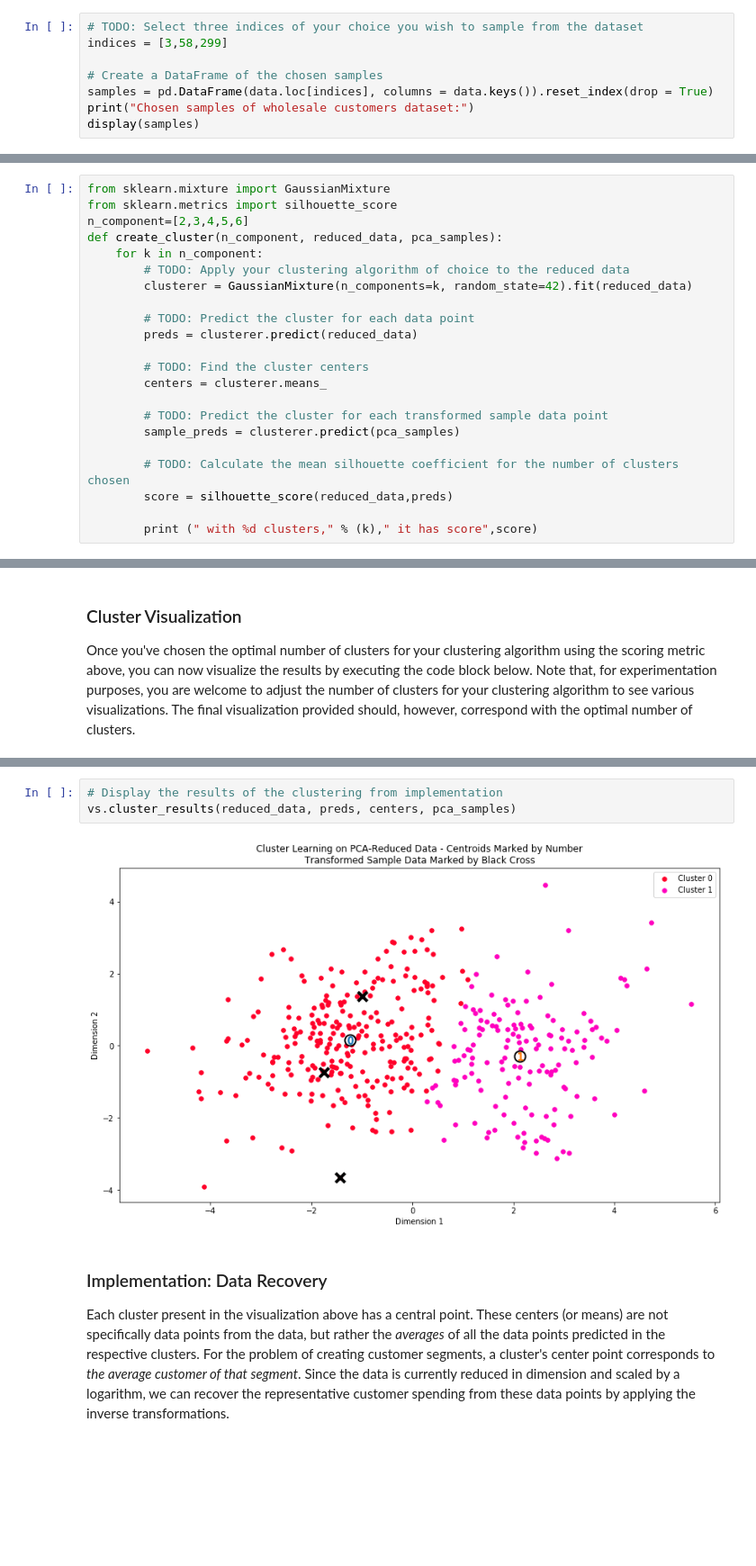
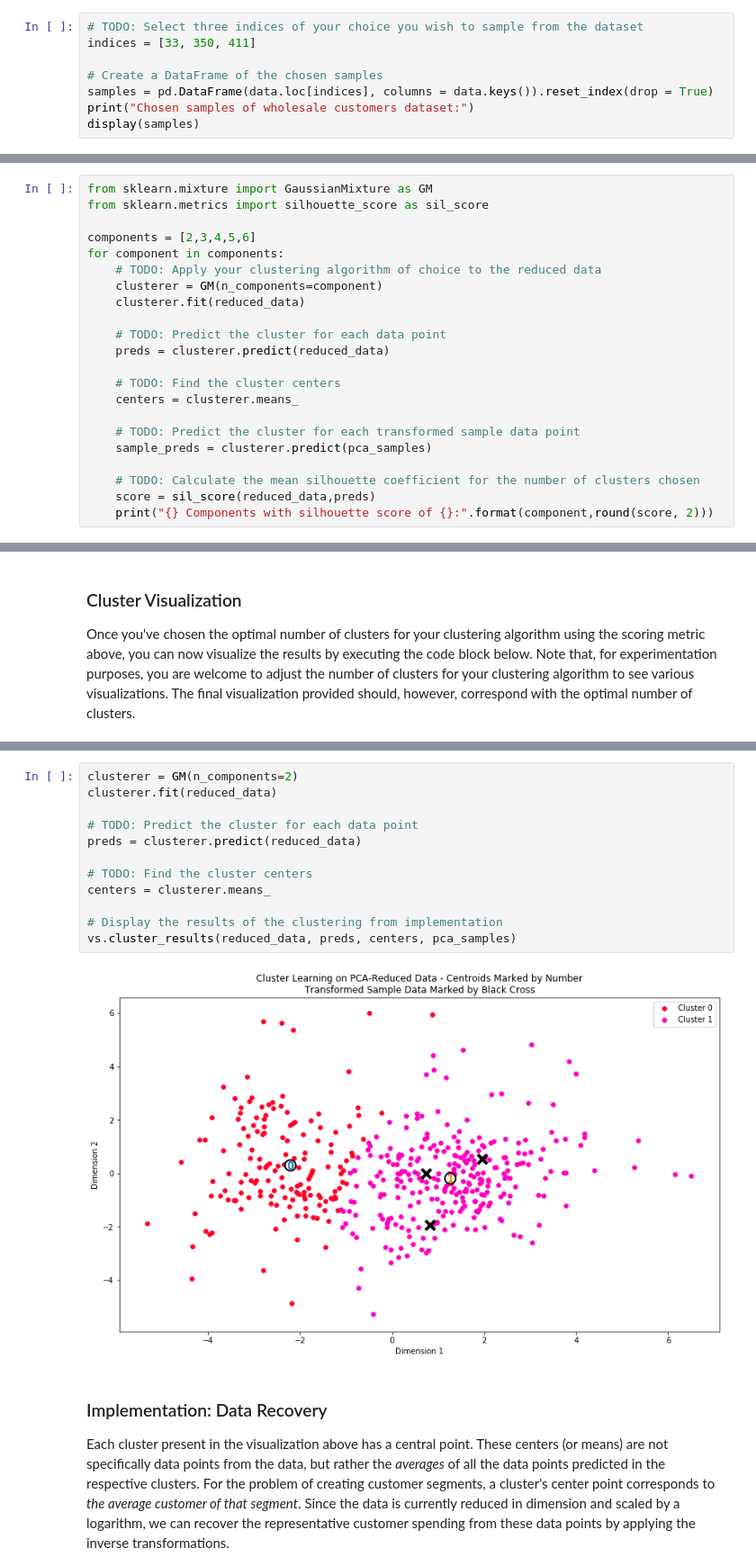
Before and after one commit to wang-zhe/Udacity-Review-Statistics, a Jupyter notebook: customer_segments.ipynb, the cells around one changed output, grey strips where cells are left out. Shown: that part at 90% size. Saved outputs shown, nothing was run; the diff lists cells and outputs as text; blank space fills up the shorter version.

```diff
--- a/customer_segments.ipynb
+++ b/customer_segments.ipynb
@@ -60,7 +64,7 @@ display(data.describe())
 To get a better understanding of the customers and how their data will transform through the analysis, it would be best to select a few sample data points and explore them in more detail. In the code block below, add **three** indices of your choice to the `indices` list which will represent the customers to track. It is suggested to try different sets of samples until you obtain customers that vary significantly from one another.
 # %%
 # TODO: Select three indices of your choice you wish to sample from the dataset
-indices = [3,58,299]
+indices = [33, 350, 411]
 
 # Create a DataFrame of the chosen samples
 samples = pd.DataFrame(data.loc[indices], columns = data.keys()).reset_index(drop = True)
@@ -488,24 +479,24 @@ In the code block below, you will need to implement the following:
  - Import `sklearn.metrics.silhouette_score` and calculate the silhouette score of `reduced_data` against `preds`.
    - Assign the silhouette score to `score` and print the result.
 # %%
-from sklearn.mixture import GaussianMixture
-from sklearn.metrics import silhouette_score
-n_component=[2,3,4,5,6]
-def create_cluster(n_component, reduced_data, pca_samples):
-    for k in n_component:
-        # TODO: Apply your clustering algorithm of choice to the reduced data
-        clusterer = GaussianMixture(n_components=k, random_state=42).fit(reduced_data)
+from sklearn.mixture import GaussianMixture as GM
+from sklearn.metrics import silhouette_score as sil_score
 
-        # TODO: Predict the cluster for each data point
-        preds = clusterer.predict(reduced_data)
+components = [2,3,4,5,6]
+for component in components:
+    # TODO: Apply your clustering algorithm of choice to the reduced data
+    clusterer = GM(n_components=component)
+    clusterer.fit(reduced_data)
 
-        # TODO: Find the cluster centers
-        centers = clusterer.means_
+    # TODO: Predict the cluster for each data point
+    preds = clusterer.predict(reduced_data)
 
-        # TODO: Predict the cluster for each transformed sample data point
-        sample_preds = clusterer.predict(pca_samples)
+    # TODO: Find the cluster centers
+    centers = clusterer.means_
 
-        # TODO: Calculate the mean silhouette coefficient for the number of clusters chosen
-        score = silhouette_score(reduced_data,preds)
+    # TODO: Predict the cluster for each transformed sample data point
+    sample_preds = clusterer.predict(pca_samples)
 
-        print (" with %d clusters," % (k)," it has score",score)
+    # TODO: Calculate the mean silhouette coefficient for the number of clusters chosen
+    score = sil_score(reduced_data,preds)
+    print("{} Components with silhouette score of {}:".format(component,round(score, 2)))
@@ -542,8 +521,17 @@ sample_preds = clusterer.predict(pca_samples)
 # %%
+clusterer = GM(n_components=2)
+clusterer.fit(reduced_data)
+
+# TODO: Predict the cluster for each data point
+preds = clusterer.predict(reduced_data)
+
+# TODO: Find the cluster centers
+centers = clusterer.means_
+
 # Display the results of the clustering from implementation
 vs.cluster_results(reduced_data, preds, centers, pca_samples)
 # %% [output]
-[figure, old version]
+[figure, new version]
 # %% [markdown]
 ### Implementation: Data Recovery
 Each cluster present in the visualization above has a central point. These centers (or means) are not specifically data points from the data, but rather the *averages* of all the data points predicted in the respective clusters. For the problem of creating customer segments, a cluster's center point corresponds to *the average customer of that segment*. Since the data is currently reduced in dimension and scaled by a logarithm, we can recover the representative customer spending from these data points by applying the inverse transformations.
```
Also changed, not shown: parts of 63 cells of this notebook.
